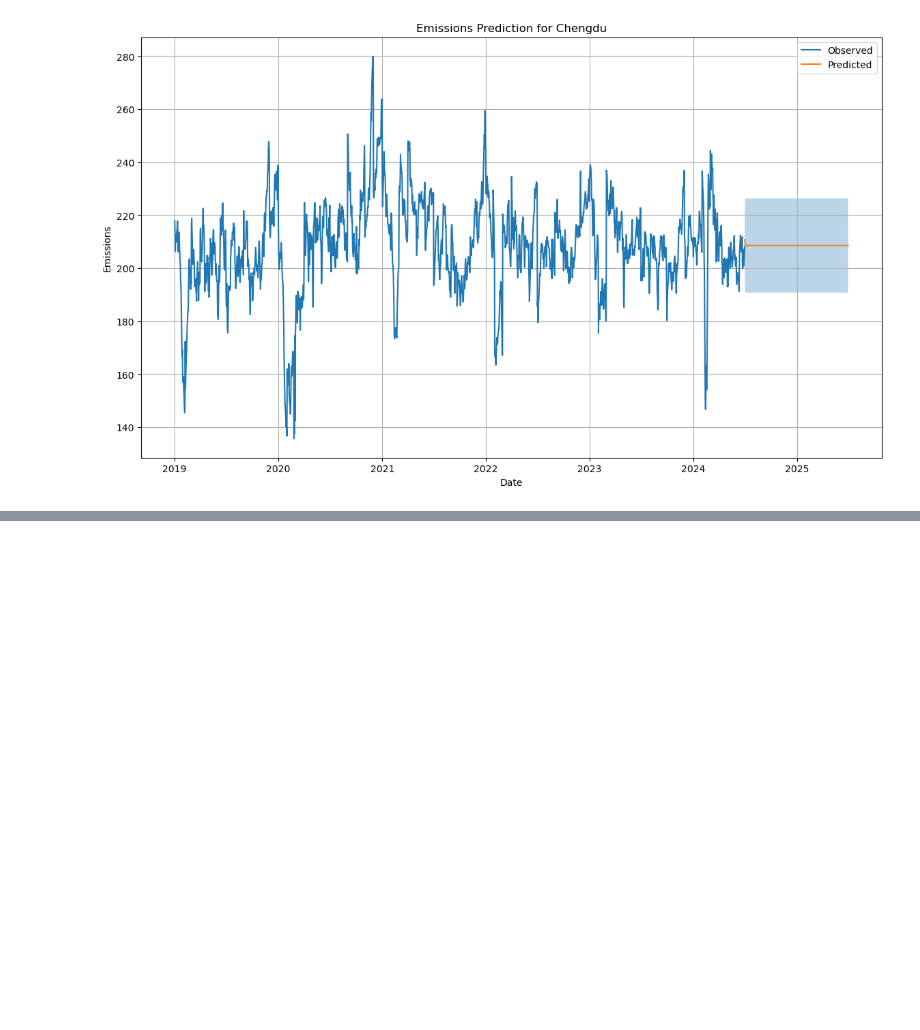
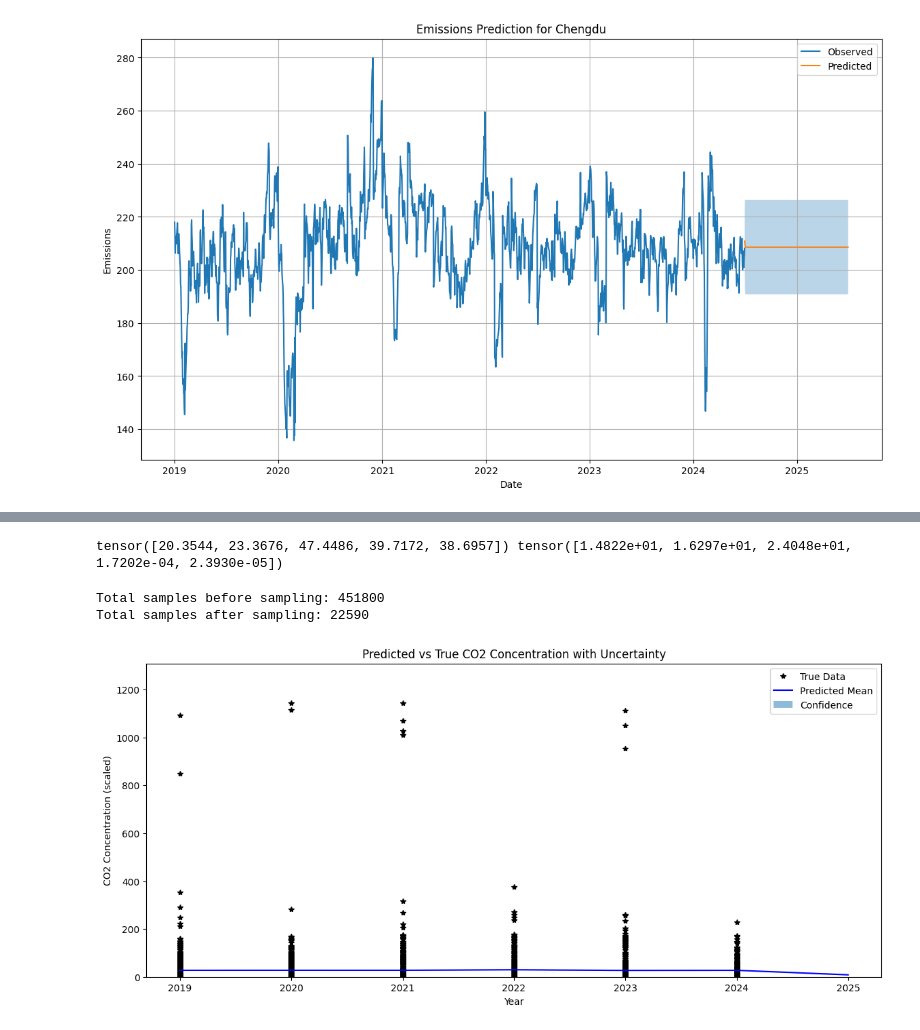
Before and after one commit to Aster-amellus/short_term_proj, a Jupyter notebook: data_mining.ipynb, the cells around one changed output, grey strips where cells are left out. Cells and saved outputs as stored; diff of their text form; code cells hidden in the pictures; blank space fills up the shorter version.

```diff
--- a/data_mining.ipynb
+++ b/data_mining.ipynb
@@ -232,12 +282,22 @@ melbourne_data.head()
 # %%
+import pandas as pd
 import torch
 import gpytorch
-from gpytorch.kernels import RBFKernel, PeriodicKernel, ScaleKernel
+from gpytorch.kernels import RBFKernel, ScaleKernel
 from sklearn.model_selection import train_test_split
 
-# 假设你的数据已经处理完毕
-# 将日期转换为时间戳并标准化
-melbourne_data['timestamp'] = (melbourne_data['date'].astype(int) / 10**9).astype(float)
+# 读取CSV文件
+file_path = 'data/carbonmonitor-cities_datas_2024-09-01.csv'
+melbourne_data = pd.read_csv(file_path)
+
+# 仅使用数据集的10%
+melbourne_data = melbourne_data.sample(frac=0.1, random_state=42)
+
+# 确保 'date' 列为 datetime 格式，并使用 dayfirst=True 参数
+melbourne_data['date'] = pd.to_datetime(melbourne_data['date'], dayfirst=True)
+
+# 将日期转换为时间戳
+melbourne_data['timestamp'] = melbourne_data['date'].apply(lambda x: x.timestamp()).astype(float)
 timestamps = melbourne_data['timestamp'].values
 values = melbourne_data['value'].values
 
@@ -255,20 +315,18 @@ class GPModel(gpytorch.models.ExactGP):
     def __init__(self, train_x, train_y, likelihood):
         super(GPModel, self).__init__(train_x, train_y, likelihood)
         self.mean_module = gpytorch.means.ConstantMean()
-        self.covar_module = ScaleKernel(
-            RBFKernel() + PeriodicKernel()
-        )
+        self.covar_module = ScaleKernel(RBFKernel())
 
     def forward(self, x):
         mean_x = self.mean_module(x)
         covar_x = self.covar_module(x)
         return gpytorch.distributions.MultivariateNormal(mean_x, covar_x)
 
-# 使用最小二乘法来拟合
+# 使用高斯似然性
 likelihood = gpytorch.likelihoods.GaussianLikelihood()
 model = GPModel(X_train, y_train, likelihood)
 
-# 将模型设置为训练模式并优化
+# 训练模型
 model.train()
 likelihood.train()
 
@@ -293,13 +351,31 @@ with torch.no_grad(), gpytorch.settings.fast_pred_var():
 
 # 打印预测结果
 print(preds.mean[:5], y_test[:5])
+# %% [output]
+tensor([20.3544, 23.3676, 47.4486, 39.7172, 38.6957]) tensor([1.4822e+01, 1.6297e+01, 2.4048e+01, 1.7202e-04, 2.3930e-05])
 # %%
+import pandas as pd
 import torch
 import gpytorch
 import matplotlib.pyplot as plt
-import numpy as np
-from gpytorch.kernels import RBFKernel, PeriodicKernel, ScaleKernel
+from gpytorch.kernels import RBFKernel, ScaleKernel
 from sklearn.model_selection import train_test_split
+
+file_path = 'data/carbonmonitor-cities_datas_2024-09-01.csv'
+melbourne_data = pd.read_csv(file_path)
+
+# 确保 'date' 列为 datetime 格式，设置 dayfirst=True
+melbourne_data['date'] = pd.to_datetime(melbourne_data['date'], dayfirst=True)
+
+# 检查原始数据集的大小
+print("Total samples before sampling:", len(melbourne_data))
+
+# 进一步减少样本数量，比如减少到5%的数据
+if len(melbourne_data) > 1000:
+    melbourne_data = melbourne_data.sample(frac=0.05, random_state=42)
+
+# 检查采样后的数据量
+print("Total samples after sampling:", len(melbourne_data))
 
 # 转换时间戳为年份并标准化
 melbourne_data['year'] = melbourne_data['date'].dt.year
@@ -307,21 +383,22 @@ years = melbourne_data['year'].values.astype(float)
 values = melbourne_data['value'].values
 
 # 拆分数据集
-X_train, X_test, y_train, y_test = train_test_split(years, values, test_size=0.2, random_state=42)
+if len(melbourne_data) > 0:
+    X_train, X_test, y_train, y_test = train_test_split(years, values, test_size=0.1, random_state=42)
+else:
+    raise ValueError("No data available after sampling")
 
 X_train = torch.tensor(X_train, dtype=torch.float32).unsqueeze(-1)
 y_train = torch.tensor(y_train, dtype=torch.float32)
 X_test = torch.tensor(X_test, dtype=torch.float32).unsqueeze(-1)
 y_test = torch.tensor(y_test, dtype=torch.float32)
 
-# 定义高斯过程模型
+# 定义简化的高斯过程模型
 class GPModel(gpytorch.models.ExactGP):
     def __init__(self, train_x, train_y, likelihood):
         super(GPModel, self).__init__(train_x, train_y, likelihood)
         self.mean_module = gpytorch.means.ConstantMean()
-        self.covar_module = ScaleKernel(
-            RBFKernel() + PeriodicKernel()
-        )
+        self.covar_module = ScaleKernel(RBFKernel())
 
     def forward(self, x):
         mean_x = self.mean_module(x)
@@ -332,13 +409,13 @@ class GPModel(gpytorch.models.ExactGP):
 likelihood = gpytorch.likelihoods.GaussianLikelihood()
 model = GPModel(X_train, y_train, likelihood)
 
-# 训练模型
+# 训练模型，减少迭代次数
 model.train()
 likelihood.train()
 optimizer = torch.optim.Adam([{'params': model.parameters()}], lr=0.01)
 mll = gpytorch.mlls.ExactMarginalLogLikelihood(likelihood, model)
 
-training_iter = 50
+training_iter = 2  # 迭代次数减少为 20
 for i in range(training_iter):
     optimizer.zero_grad()
     output = model(X_train)
@@ -346,36 +423,40 @@ for i in range(training_iter):
     loss.backward()
     optimizer.step()
 
 # 模型评估
 model.eval()
 likelihood.eval()
 
 # 预测未来一年的数据
-years_future = np.arange(X_test.min(), X_test.max() + 2, 1)
-X_future = torch.tensor(years_future, dtype=torch.float32).unsqueeze(-1)
+years_future = torch.arange(X_test.min(), X_test.max() + 2, 1)
+X_future = years_future.unsqueeze(-1)
 
 with torch.no_grad(), gpytorch.settings.fast_pred_var():
     preds = likelihood(model(X_future))
 
 # 可视化结果
 fig, ax = plt.subplots(figsize=(14, 6))
 
 # 真实数据
-ax.plot(X_test.numpy(), y_test.numpy(), 'k*', label='True Data')
+ax.plot(X_test.squeeze().tolist(), y_test.tolist(), 'k*', label='True Data')
 
 # 预测均值
-ax.plot(years_future, preds.mean.numpy(), 'b', label='Predicted Mean')
+ax.plot(years_future.tolist(), preds.mean.tolist(), 'b', label='Predicted Mean')
 
 # 置信区间
 lower, upper = preds.confidence_region()
-ax.fill_between(years_future, lower.numpy(), upper.numpy(), alpha=0.5, label='Confidence')
+ax.fill_between(years_future.tolist(), lower.tolist(), upper.tolist(), alpha=0.5, label='Confidence')
 
 # 设置坐标轴和标题
 ax.set_xlabel('Year')
 ax.set_ylabel('CO2 Concentration (scaled)')
 ax.set_title('Predicted vs True CO2 Concentration with Uncertainty')
 ax.set_ylim([values.min() * 0.9, values.max() * 1.1])  # 适当缩放y轴
 ax.legend()
 
 plt.show()
+# %% [output]
+Total samples before sampling: 451800
+Total samples after sampling: 22590
+[figure, added]
 # %%
```
Also changed, not shown: parts of 9 cells of this notebook.
